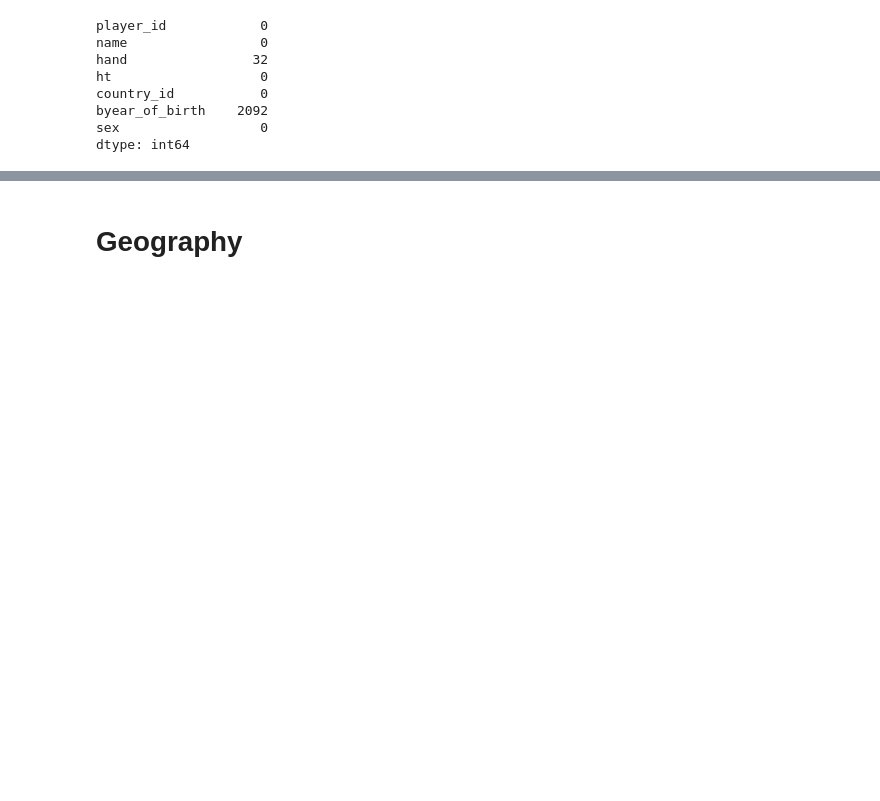
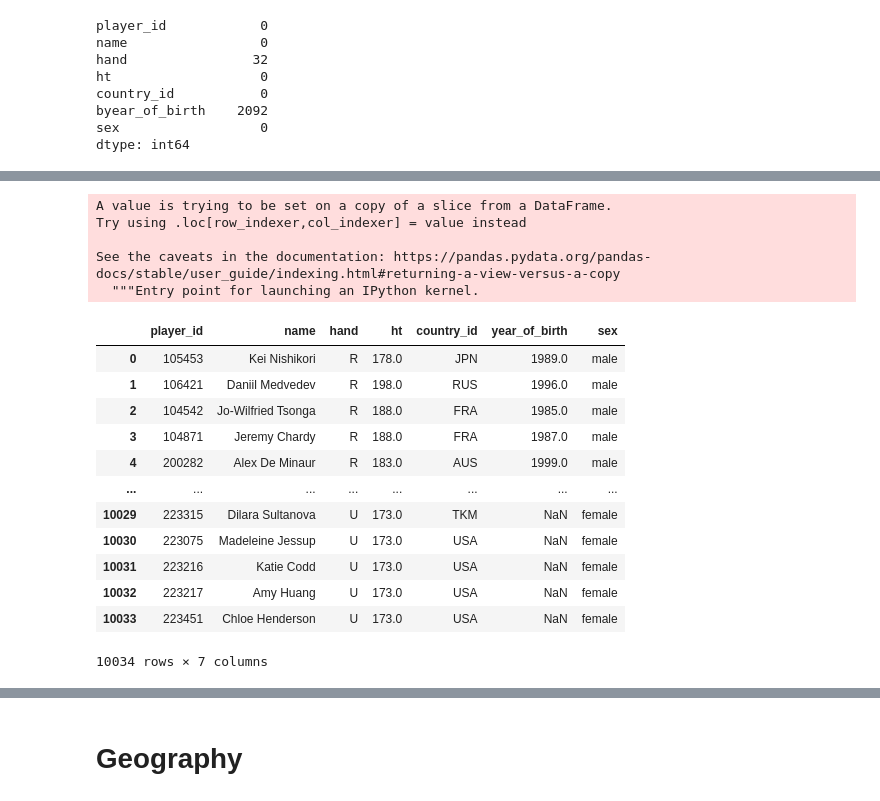
Before and after one commit to PasqualeGorrasi/Laboratory-of-Data-Science, a Jupyter notebook: First-part/tennis data cleaning.ipynb, the cells around one changed output, grey strips where cells are left out. Saved outputs shown, nothing was run; the diff lists cells and outputs as text; code cells hidden in the pictures; blank space fills up the shorter version.

```diff
--- a/First-part/tennis data cleaning.ipynb
+++ b/First-part/tennis data cleaning.ipynb
@@ -503,0 +562,8 @@ dtype: int64
+# %%
+player['player_id'] = player['player_id'].astype(int)
+# %% [output]
+A value is trying to be set on a copy of a slice from a DataFrame.
+Try using .loc[row_indexer,col_indexer] = value instead
+
+See the caveats in the documentation: https://pandas.pydata.org/pandas-docs/stable/user_guide/indexing.html#returning-a-view-versus-a-copy
+  """Entry point for launching an IPython kernel.
@@ -503,0 +572,18 @@ dtype: int64
+# %%
+player = pd.read_csv('C:\\Users\\pasqu\\Desktop\\Università\\Laboratory DS\\progetto\\player_cleaned1.csv')
+# %%
+player
+# %% [output]
+|  | player_id | name | hand | ht | country_id | year_of_birth | sex |
+| 0 | 105453 | Kei Nishikori | R | 178.0 | JPN | 1989.0 | male |
+| 1 | 106421 | Daniil Medvedev | R | 198.0 | RUS | 1996.0 | male |
+| 2 | 104542 | Jo-Wilfried Tsonga | R | 188.0 | FRA | 1985.0 | male |
+| 3 | 104871 | Jeremy Chardy | R | 188.0 | FRA | 1987.0 | male |
+| 4 | 200282 | Alex De Minaur | R | 183.0 | AUS | 1999.0 | male |
+| ... | ... | ... | ... | ... | ... | ... | ... |
+| 10029 | 223315 | Dilara Sultanova | U | 173.0 | TKM | NaN | female |
+| 10030 | 223075 | Madeleine Jessup | U | 173.0 | USA | NaN | female |
+| 10031 | 223216 | Katie Codd | U | 173.0 | USA | NaN | female |
+| 10032 | 223217 | Amy Huang | U | 173.0 | USA | NaN | female |
+| 10033 | 223451 | Chloe Henderson | U | 173.0 | USA | NaN | female |
+10034 rows × 7 columns
```
Also changed, not shown: parts of 43 cells of this notebook.
